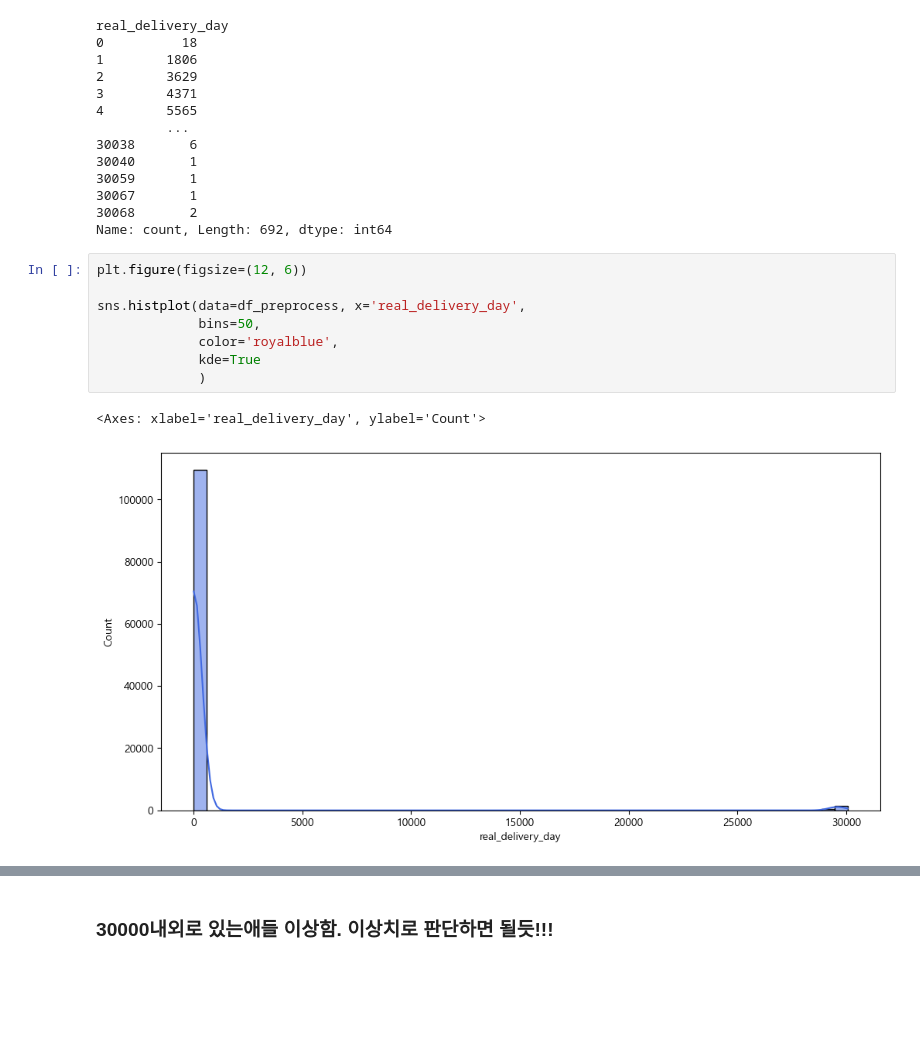
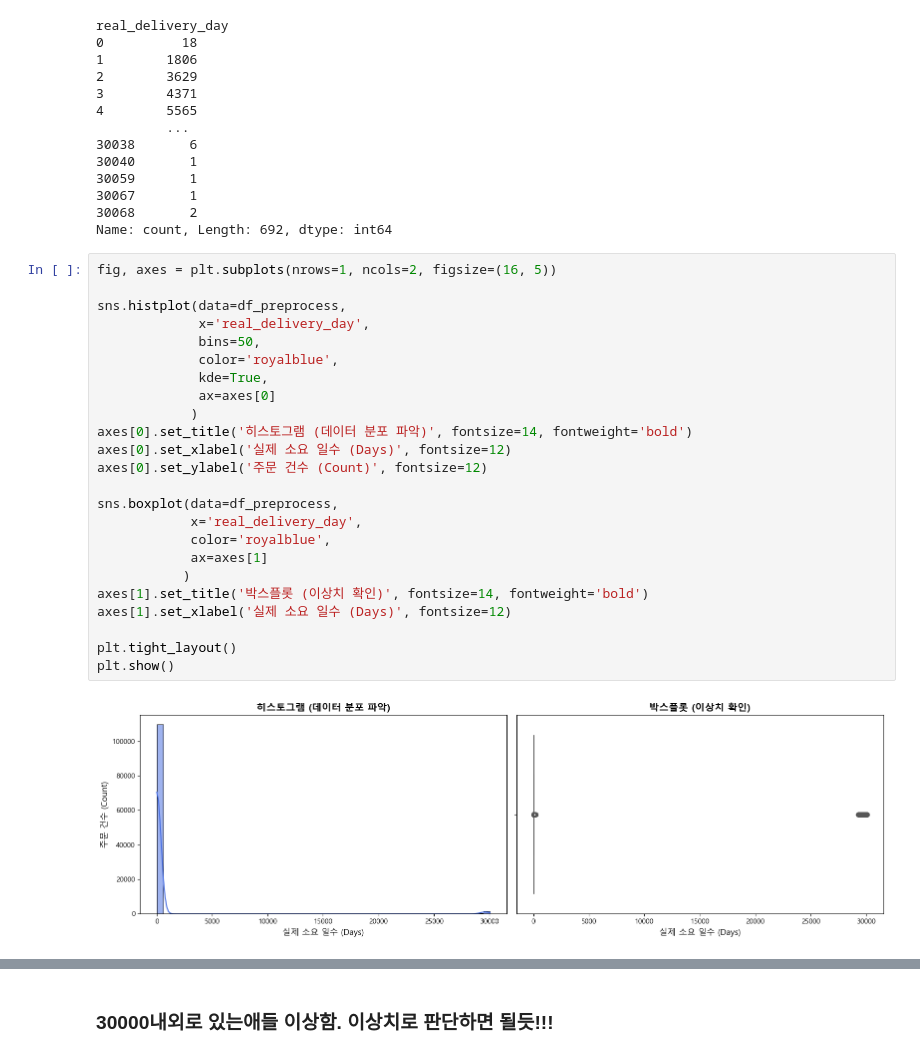
Before and after one commit to Kim-min-soo/it-s_advanced_project, a Jupyter notebook: works/kim-min-soo/eda.ipynb, the cells around one changed output, grey strips where cells are left out. Drawn from its saved outputs; the diff is of its cells as text; blank space fills up the shorter version.

```diff
--- a/works/kim-min-soo/eda.ipynb
+++ b/works/kim-min-soo/eda.ipynb
@@ -234,13 +235,28 @@ real_delivery_day
 30068       2
 Name: count, Length: 692, dtype: int64
 # %%
-plt.figure(figsize=(12, 6))
+fig, axes = plt.subplots(nrows=1, ncols=2, figsize=(16, 5))
 
-sns.histplot(data=df_preprocess, x='real_delivery_day',
+sns.histplot(data=df_preprocess,
+             x='real_delivery_day',
              bins=50,
              color='royalblue',
-             kde=True
-             )
+             kde=True,
+             ax=axes[0]
+            )
+axes[0].set_title('히스토그램 (데이터 분포 파악)', fontsize=14, fontweight='bold')
+axes[0].set_xlabel('실제 소요 일수 (Days)', fontsize=12)
+axes[0].set_ylabel('주문 건수 (Count)', fontsize=12)
+
+sns.boxplot(data=df_preprocess,
+            x='real_delivery_day',
+            color='royalblue',
+            ax=axes[1]
+           )
+axes[1].set_title('박스플롯 (이상치 확인)', fontsize=14, fontweight='bold')
+axes[1].set_xlabel('실제 소요 일수 (Days)', fontsize=12)
+
+plt.tight_layout()
+plt.show()
 # %% [output]
-<Axes: xlabel='real_delivery_day', ylabel='Count'>
-[figure, old version]
+[figure, new version]
```
Also changed, not shown: parts of 10 cells of this notebook, 1 other file.
